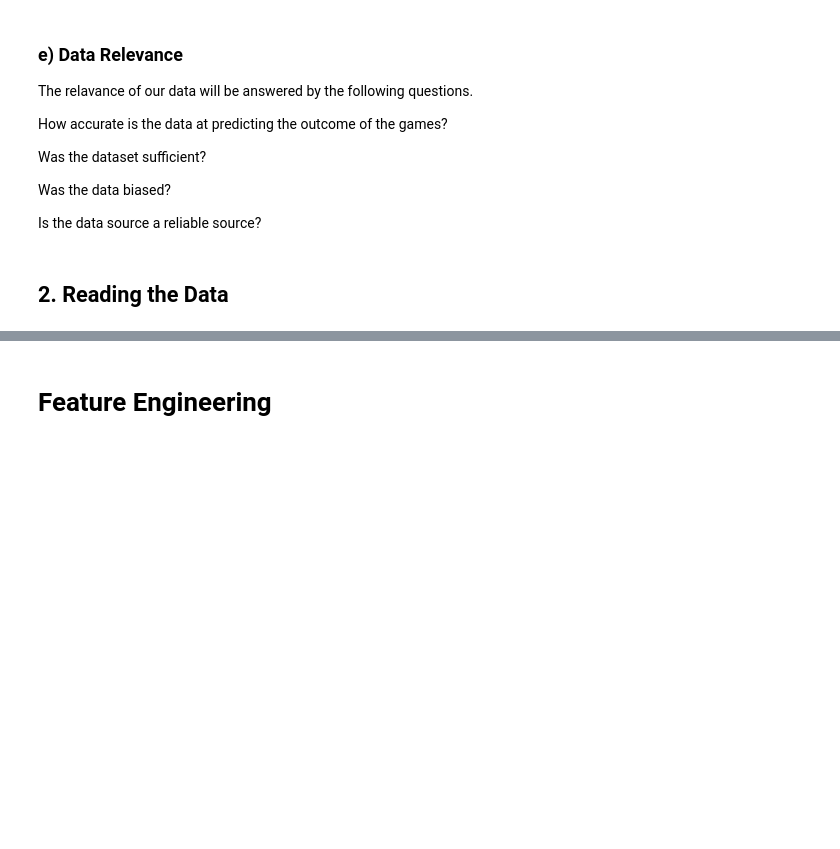
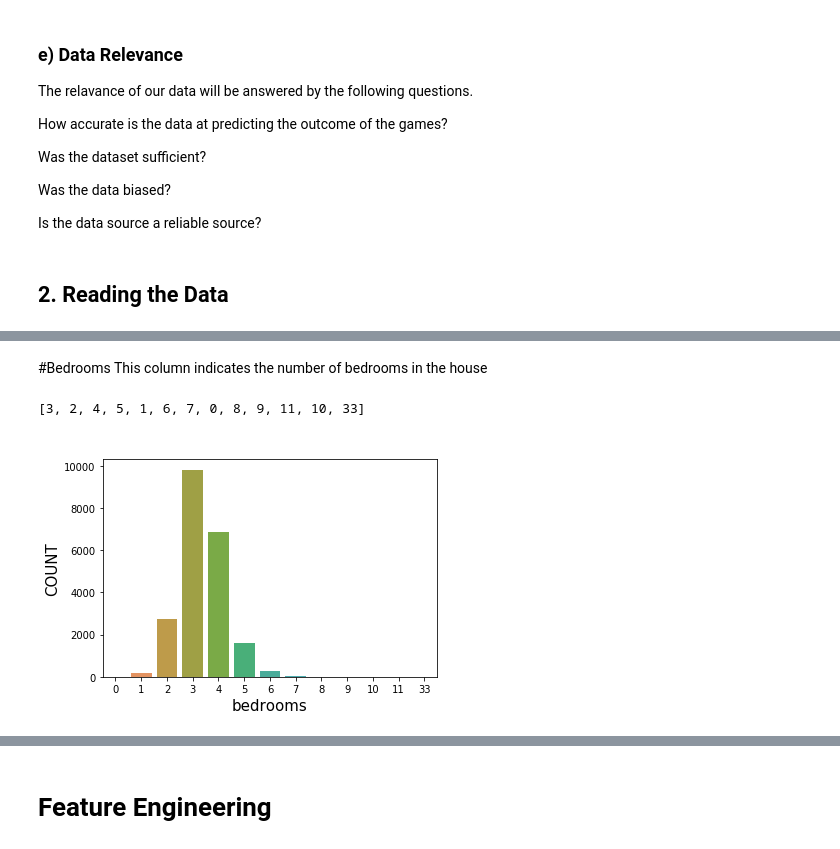
Before and after one commit to vivianusdjpy/Supervised-Learning-with-Various-Regression-Techniques, a Jupyter notebook: Supervised_Learning_using_various_Regression_Techniques.ipynb, the cells around one changed output, grey strips where cells are left out. Cells and saved outputs as stored; diff of their text form; code cells hidden in the pictures; blank space fills up the shorter version.

```diff
--- a/Supervised_Learning_using_various_Regression_Techniques.ipynb
+++ b/Supervised_Learning_using_various_Regression_Techniques.ipynb
@@ -509,0 +91,4 @@ array([0, 1], dtype=uint64)
+# %%
+#loading the dataset
+data = pd.read_csv('/content/Independent Project Week 7 - house_data.csv')
+data.head(5)
@@ -509,0 +156,22 @@ array([0, 1], dtype=uint64)
+# %% [markdown]
+#Bedrooms
+This column indicates the number of bedrooms in the house
+# %%
+data.bedrooms.nunique()
+#There are 13 unique vales for the number of bedrooms in the house
+data.bedrooms.unique()
+#The unique values are
+[ 3,  2,  4,  5,  1,  6,  7,  0,  8,  9, 11, 10, 33]
+#data.bedrooms.value_counts()
+# %% [output]
+[3, 2, 4, 5, 1, 6, 7, 0, 8, 9, 11, 10, 33]
+# %%
+#visualizing the distribution of bedrooms in the dataset
+sb.countplot('bedrooms',data = data)
+plt.xlabel("bedrooms",fontsize=15)
+plt.ylabel("COUNT",fontsize=15)
+plt.title("Countplot of Bedrooms",fontsize=16,color="white")
+plt.show()
+#The distribution is normal
+# %% [output]
+[figure, added]
```
Also changed, not shown: parts of 105 cells of this notebook.
